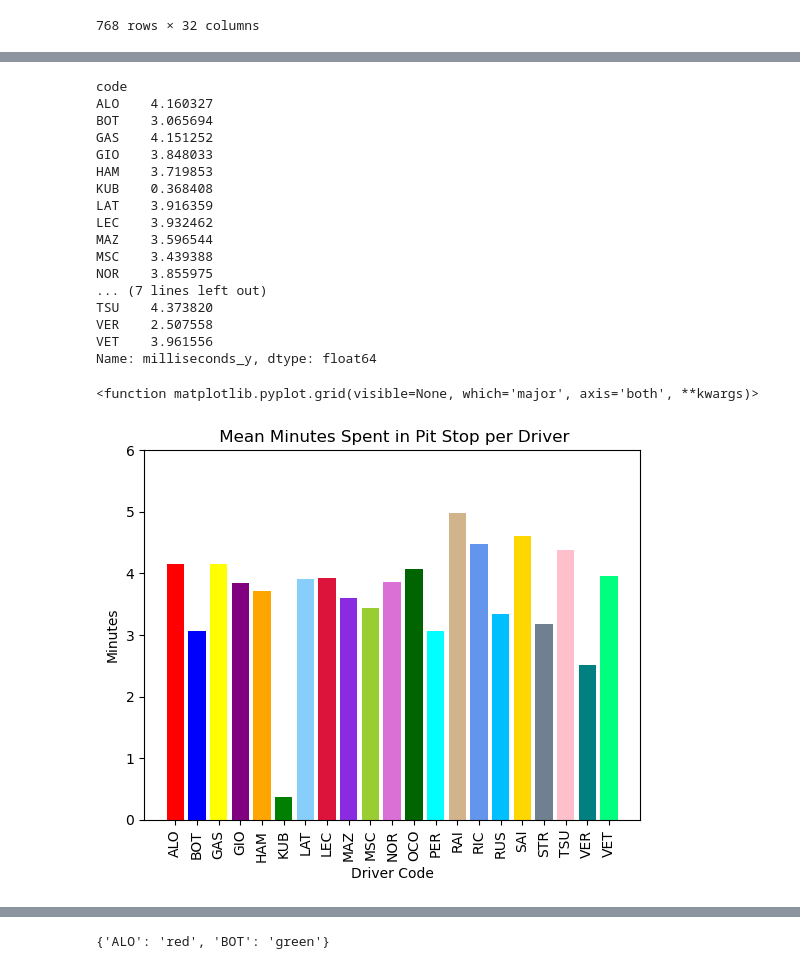
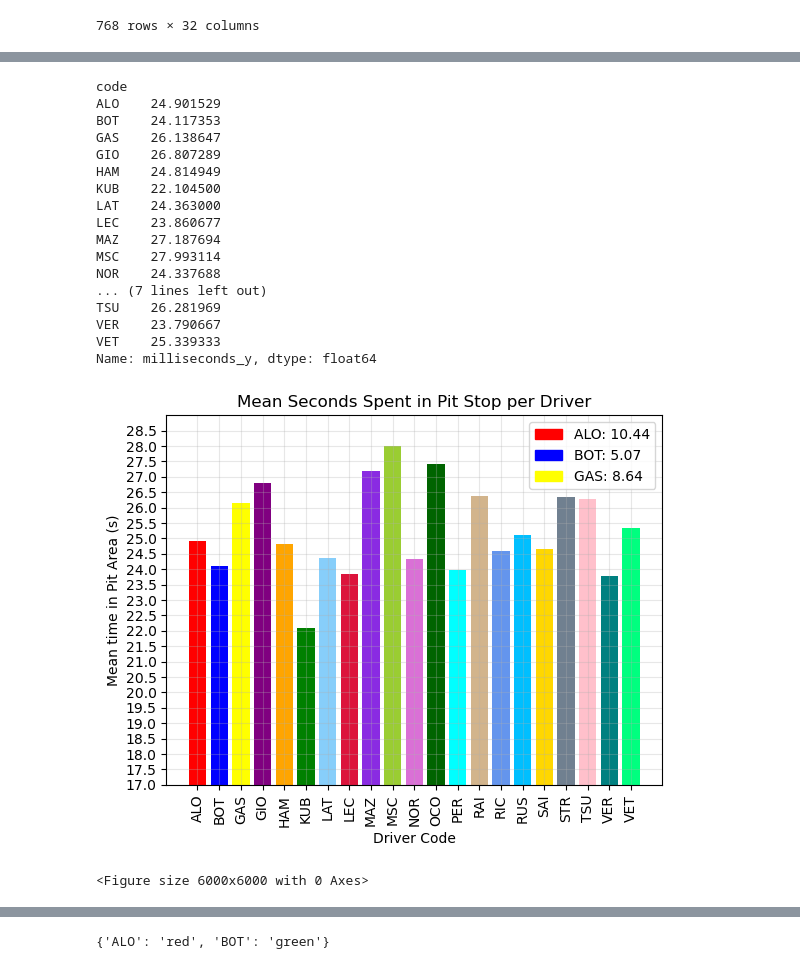
Before and after one commit to RyanBCole/Group-4, a Jupyter notebook: project_1/V3_bar.ipynb, the cells around one changed output, grey strips where cells are left out. Cells and saved outputs as stored; diff of their text form; code cells hidden in the pictures.

```diff
--- a/project_1/V3_bar.ipynb
+++ b/project_1/V3_bar.ipynb
@@ -186,3 +193,6 @@ df3
 | 766 | 25389 | 1073 | 852 | 213 | 22.0 | 8 | 4.0 | 4 | 4 | ... |
 | 767 | 25390 | 1073 | 842 | 213 | 10.0 | 12 | 5.0 | 5 | 5 | ... |
 768 rows × 32 columns
+# %%
+df3 = df3.loc[df3['milliseconds_y'] <= 90000]
+df3
@@ -189,42 +213,54 @@ df3
 # %%
 # Group by driver specific code to get mean milliseconds. Dividing by 60,000 puts it into minutes
-df4 = df3.groupby(['code'])['milliseconds_y'].mean()/60000
+df4 = df3.groupby(['code'])['milliseconds_y'].mean()/1000
 df4
 # %% [output]
 code
-ALO    4.160327
-BOT    3.065694
-GAS    4.151252
-GIO    3.848033
-HAM    3.719853
-KUB    0.368408
-LAT    3.916359
-LEC    3.932462
-MAZ    3.596544
-MSC    3.439388
-NOR    3.855975
+ALO    24.901529
+BOT    24.117353
+GAS    26.138647
+GIO    26.807289
+HAM    24.814949
+KUB    22.104500
+LAT    24.363000
+LEC    23.860677
+MAZ    27.187694
+MSC    27.993114
+NOR    24.337688
 ... (7 lines left out)
-TSU    4.373820
-VER    2.507558
-VET    3.961556
+TSU    26.281969
+VER    23.790667
+VET    25.339333
 Name: milliseconds_y, dtype: float64
 # %%
 # Plot drivers against their pit stop times
 drivers = ['ALO', 'BOT', 'GAS', 'GIO', 'HAM', 'KUB', 'LAT', 'LEC', 'MAZ', 'MSC', 'NOR',  'OCO', 'PER', 'RAI', 'RIC', 'RUS', 'SAI', 'STR','TSU','VER','VET']
+
 
 plt.bar(drivers, df4, align='center', color = ['red', 'blue', 'yellow', 'purple', 'orange', 'green', 'lightskyblue',
                                               'crimson', 'blueviolet', 'yellowgreen', 'orchid', 'darkgreen',
                                               'cyan', 'tan', 'cornflowerblue', 'deepskyblue', 'gold', 'slategray',
                                               'pink', 'teal', 'springgreen'])
+# Add customization
 plt.xticks(rotation='vertical')
-plt.title(' Mean Minutes Spent in Pit Stop per Driver')
-plt.ylabel('Minutes')
-plt.ylim(0,6)
+plt.title('Mean Seconds Spent in Pit Stop per Driver')
+plt.ylabel('Mean time in Pit Area (s)')
+plt.ylim(17,29)
+list_yticks = np.arange(17, 29, 0.5)
+plt.yticks(list_yticks)
 plt.xlabel('Driver Code')
-plt.grid
+plt.grid(alpha = 0.3)
 
-## This might look better the other way
+#Legend
+red_patch = mpatches.Patch(color='red', label='ALO: 10.44')
+blue_patch = mpatches.Patch(color='blue', label='BOT: 5.07')
+yellow_patch = mpatches.Patch(color='yellow', label= 'GAS: 8.64')
+
+plt.legend(handles=[red_patch, blue_patch, yellow_patch], loc='best')
+
+plt.figure(figsize=(60,60))
+plt.show()
 # %% [output]
+[figure, new version]
-<function matplotlib.pyplot.grid(visible=None, which='major', axis='both', **kwargs)>
+<Figure size 6000x6000 with 0 Axes>
-[figure, old version]
 # %%
```
Also changed, not shown: parts of 10 cells of this notebook.
